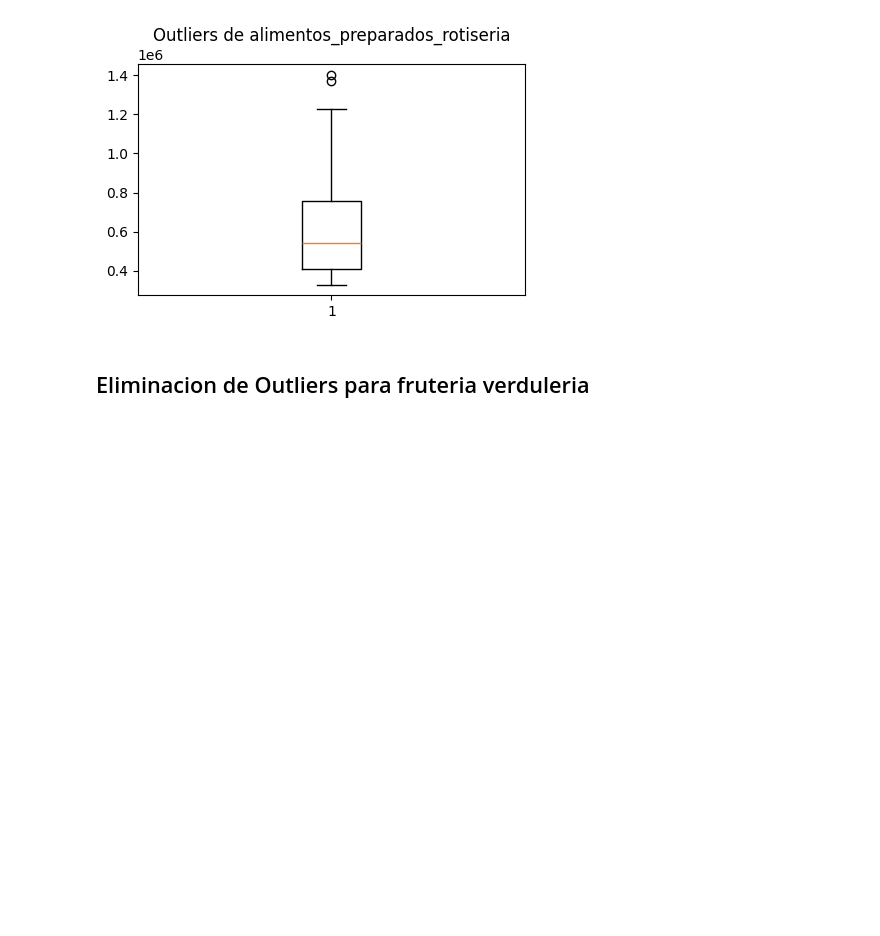
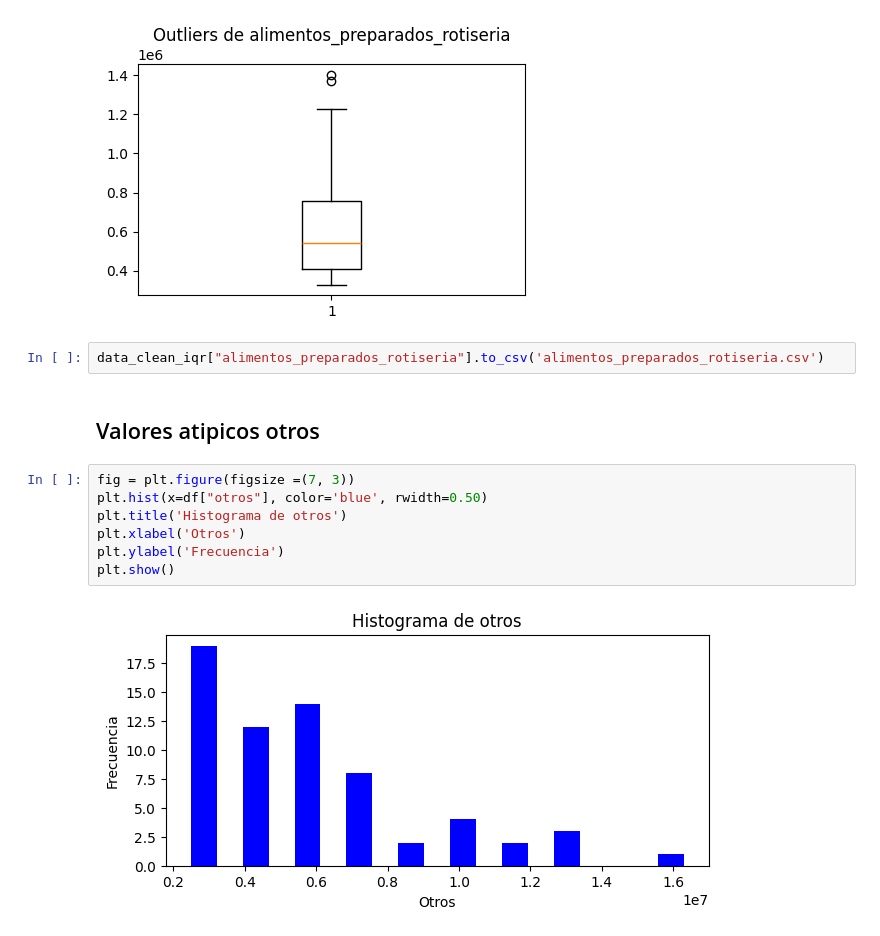
Before and after one commit to Zimbioz1s/valores_atipicos, a Jupyter notebook: Actividad_3.1_ValoresAtipicos.ipynb, the cells around one changed output. Drawn from its saved outputs; the diff is of its cells as text; blank space fills up the shorter version.

Commit message:
valores atipicos tratados

```diff
--- a/Actividad_3.1_ValoresAtipicos.ipynb
+++ b/Actividad_3.1_ValoresAtipicos.ipynb
@@ -108,5 +108,16 @@ plt.title("Outliers de alimentos_preparados_rotiseria")
 plt.show() #dibujamos el diagrama
 # %% [output]
 [figure]
-# %% [markdown]
-## Eliminacion de Outliers para fruteria verduleria
+# %%
+data_clean_iqr["alimentos_preparados_rotiseria"].to_csv('alimentos_preparados_rotiseria.csv')
+# %% [markdown]
+## Valores atipicos otros
+# %%
+fig = plt.figure(figsize =(7, 3))
+plt.hist(x=df["otros"], color='blue', rwidth=0.50)
+plt.title('Histograma de otros')
+plt.xlabel('Otros')
+plt.ylabel('Frecuencia')
+plt.show()
+# %% [output]
+[figure, added]
```
Also changed, not shown: parts of 15 cells of this notebook, 9 other files.
